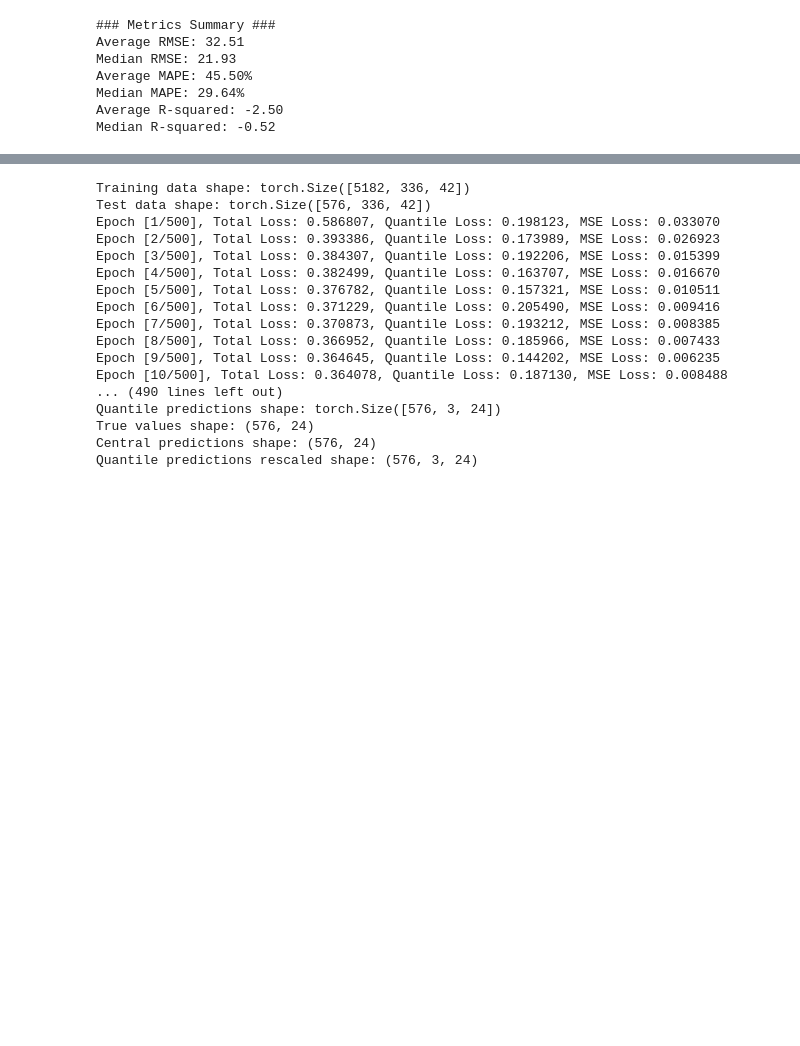
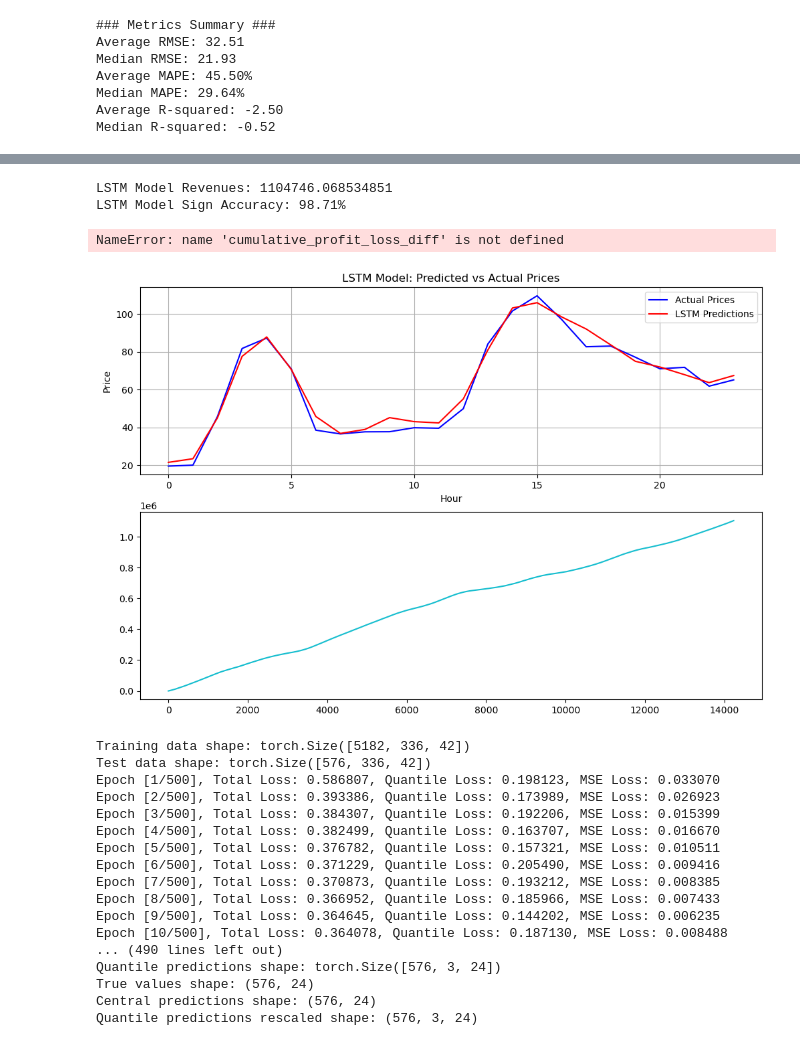
Before and after one commit to storralbod/deeplearning, a Jupyter notebook: LSTM/LSTM_24.ipynb, the cells around one changed output, grey strips where cells are left out. Cells and saved outputs as stored; diff of their text form; code cells hidden in the pictures; blank space fills up the shorter version.

```diff
--- a/LSTM/LSTM_24.ipynb
+++ b/LSTM/LSTM_24.ipynb
@@ -1391,3 +1391,67 @@ Median R-squared: -0.29
+# %%
+# Rescale LSTM predictions
+lstm_forecasts = scaler_target.inverse_transform(y_test_pred)  # From LSTM
+lstm_targets = scaler_target.inverse_transform(y_test.numpy())  # Actual targets
+def revenues_with_shorting(forecasts, targets):
+    if isinstance(forecasts, torch.Tensor):
+        forecasts = forecasts.cpu().numpy()
+    if isinstance(targets, torch.Tensor):
+        targets = targets.cpu().numpy()
+
+    # Determine if the sign is correct for each point
+    sign_correct = (forecasts * targets) > 0
+
+    # If sign is correct, we gain abs(target)
+    # If sign is incorrect, we lose abs(target)
+    gains = np.abs(targets) * (2 * sign_correct - 1)  # +abs(target) if correct, -abs(target) if incorrect
+
+    # Total revenue is just the sum of these gains
+    return np.sum(gains)
+
+
+def profit_loss_series(pred_diff, actual_diff):
+    sign_correct = (pred_diff * actual_diff) > 0
+    profit_loss_values = (2 * sign_correct - 1) * np.abs(actual_diff)
+    return np.cumsum(profit_loss_values)
+
+# Calculate revenues and accuracy for LSTM
+lstm_revenues = revenues_with_shorting(lstm_forecasts, lstm_targets)
+lstm_sign_accuracy = np.mean((lstm_forecasts * lstm_targets) > 0) * 100
+
+# Print comparison
+print(f"LSTM Model Revenues: {lstm_revenues}")
+print(f"LSTM Model Sign Accuracy: {lstm_sign_accuracy:.2f}%")
+
+# Plot comparison of forecasts and targets
+plt.figure(figsize=(12, 8))
+plt.subplot(2, 1, 1)
+plt.plot(lstm_targets[0], label="Actual Prices", color="blue")
+plt.plot(lstm_forecasts[0], label="LSTM Predictions", color="red")
+plt.title("LSTM Model: Predicted vs Actual Prices")
+plt.xlabel("Hour")
+plt.ylabel("Price")
+plt.legend()
+plt.grid(True)
+
+# Cumulative profit/loss for LSTM
+lstm_cumulative_profit_loss = profit_loss_series(lstm_forecasts.flatten(), lstm_targets.flatten())
+plt.subplot(2, 1, 2)
+plt.plot(lstm_cumulative_profit_loss, label="LSTM P/L", color="#16BECF")
+plt.plot(cumulative_profit_loss_diff, label="Model 1 P/L", color="#C3C43B")
+plt.plot(cumulative_profit_loss_perfect, label="Perfect Model P/L", color="black", linestyle=":")
+plt.title("Cumulative Profit/Loss Comparison")
+plt.xlabel("Samples (Last 200 Hours)")
+plt.ylabel("Cumulative Profit/Loss")
+plt.legend()
+plt.grid(True)
+
+plt.tight_layout()
+plt.show()
+# %% [output]
+LSTM Model Revenues: 1104746.068534851
+LSTM Model Sign Accuracy: 98.71%
+NameError: name 'cumulative_profit_loss_diff' is not defined
+[figure, added]
 # %%
 import pandas as pd
 import numpy as np
```
Also changed, not shown: parts of 2 cells of this notebook.
